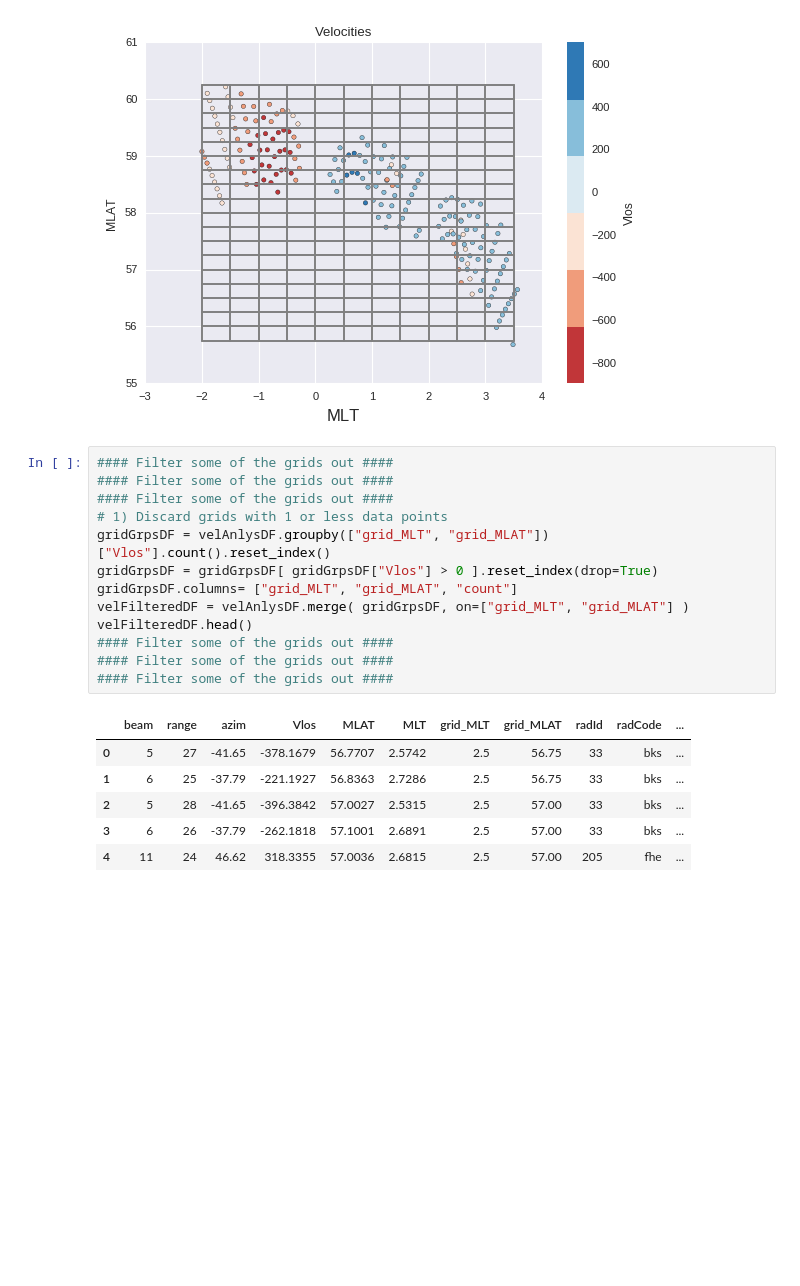
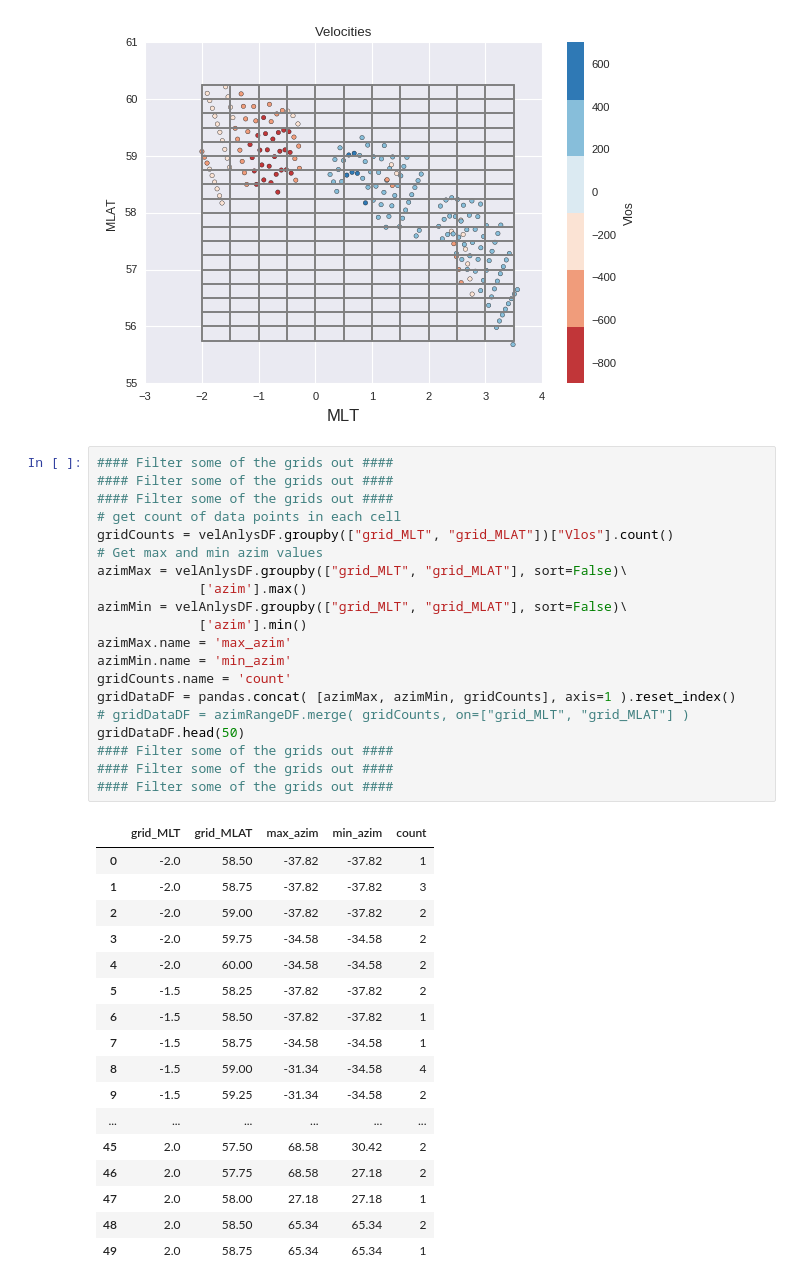
Before and after one commit to bharatreddy/vel-analys, a Jupyter notebook: ipy/optmz_search.ipynb, the cells around one changed output. Drawn from its saved outputs; the diff is of its cells as text; blank space fills up the shorter version.

```diff
--- a/ipy/optmz_search.ipynb
+++ b/ipy/optmz_search.ipynb
@@ -229,23 +229,41 @@ ax.get_figure().savefig("../figs/sapsVels-smallgrid.pdf",bbox_inches='tight')
 # %%
 #### Filter some of the grids out ####
 #### Filter some of the grids out ####
 #### Filter some of the grids out ####
-# 1) Discard grids with 1 or less data points
-gridGrpsDF = velAnlysDF.groupby(["grid_MLT", "grid_MLAT"])["Vlos"].count().reset_index()
-gridGrpsDF = gridGrpsDF[ gridGrpsDF["Vlos"] > 0 ].reset_index(drop=True)
-gridGrpsDF.columns= ["grid_MLT", "grid_MLAT", "count"]
-velFilteredDF = velAnlysDF.merge( gridGrpsDF, on=["grid_MLT", "grid_MLAT"] )
-velFilteredDF.head()
+# get count of data points in each cell
+gridCounts = velAnlysDF.groupby(["grid_MLT", "grid_MLAT"])["Vlos"].count()
+# Get max and min azim values
+azimMax = velAnlysDF.groupby(["grid_MLT", "grid_MLAT"], sort=False)\
+             ['azim'].max()
+azimMin = velAnlysDF.groupby(["grid_MLT", "grid_MLAT"], sort=False)\
+             ['azim'].min()
+azimMax.name = 'max_azim'
+azimMin.name = 'min_azim'
+gridCounts.name = 'count'
+gridDataDF = pandas.concat( [azimMax, azimMin, gridCounts], axis=1 ).reset_index()
+# gridDataDF = azimRangeDF.merge( gridCounts, on=["grid_MLT", "grid_MLAT"] )
+gridDataDF.head(50)
 #### Filter some of the grids out ####
 #### Filter some of the grids out ####
 #### Filter some of the grids out ####
 # %% [output]
-|  | beam | range | azim | Vlos | MLAT | MLT | grid_MLT | grid_MLAT | radId | radCode | ... |
-| 0 | 5 | 27 | -41.65 | -378.1679 | 56.7707 | 2.5742 | 2.5 | 56.75 | 33 | bks | ... |
-| 1 | 6 | 25 | -37.79 | -221.1927 | 56.8363 | 2.7286 | 2.5 | 56.75 | 33 | bks | ... |
-| 2 | 5 | 28 | -41.65 | -396.3842 | 57.0027 | 2.5315 | 2.5 | 57.00 | 33 | bks | ... |
-| 3 | 6 | 26 | -37.79 | -262.1818 | 57.1001 | 2.6891 | 2.5 | 57.00 | 33 | bks | ... |
-| 4 | 11 | 24 | 46.62 | 318.3355 | 57.0036 | 2.6815 | 2.5 | 57.00 | 205 | fhe | ... |
+|  | grid_MLT | grid_MLAT | max_azim | min_azim | count |
+| 0 | -2.0 | 58.50 | -37.82 | -37.82 | 1 |
+| 1 | -2.0 | 58.75 | -37.82 | -37.82 | 3 |
+| 2 | -2.0 | 59.00 | -37.82 | -37.82 | 2 |
+| 3 | -2.0 | 59.75 | -34.58 | -34.58 | 2 |
+| 4 | -2.0 | 60.00 | -34.58 | -34.58 | 2 |
+| 5 | -1.5 | 58.25 | -37.82 | -37.82 | 2 |
+| 6 | -1.5 | 58.50 | -37.82 | -37.82 | 1 |
+| 7 | -1.5 | 58.75 | -34.58 | -34.58 | 1 |
+| 8 | -1.5 | 59.00 | -31.34 | -34.58 | 4 |
+| 9 | -1.5 | 59.25 | -31.34 | -34.58 | 2 |
+| ... | ... | ... | ... | ... | ... |
+| 45 | 2.0 | 57.50 | 68.58 | 30.42 | 2 |
+| 46 | 2.0 | 57.75 | 68.58 | 27.18 | 2 |
+| 47 | 2.0 | 58.00 | 27.18 | 27.18 | 1 |
+| 48 | 2.0 | 58.50 | 65.34 | 65.34 | 2 |
+| 49 | 2.0 | 58.75 | 65.34 | 65.34 | 1 |
 # %%
 #### Plot the filtered SAPS velocities on the grid ####
 #### Plot the filtered SAPS velocities on the grid ####
```
Also changed, not shown: parts of 1 cell of this notebook, 1 other file.
